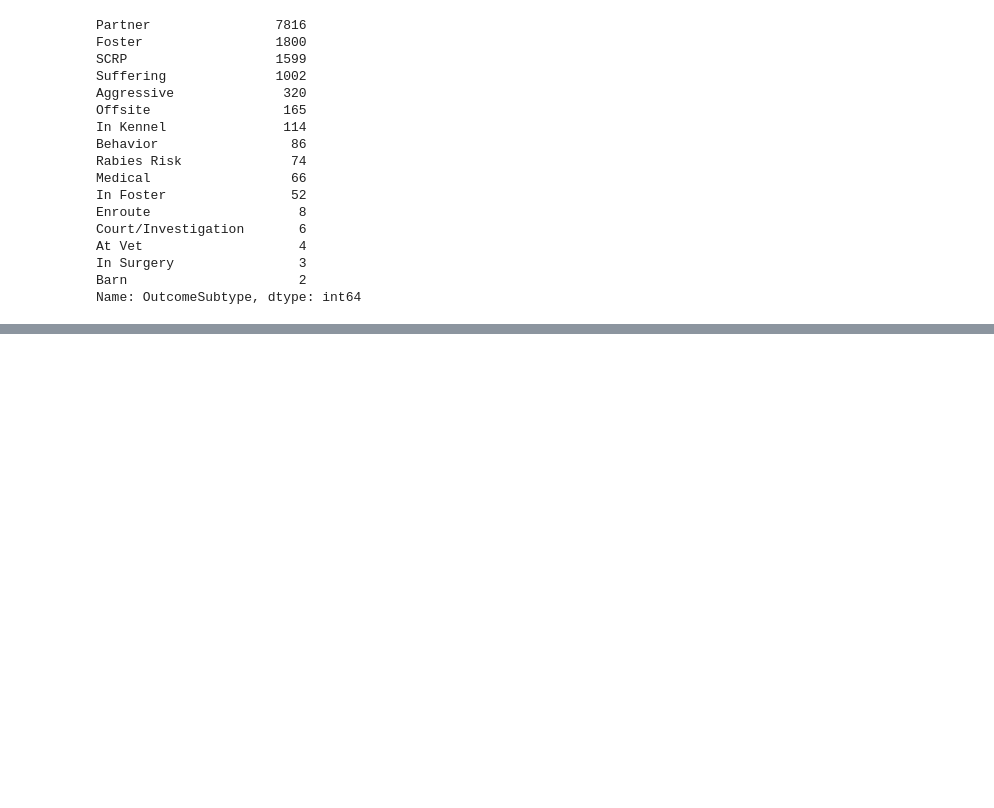
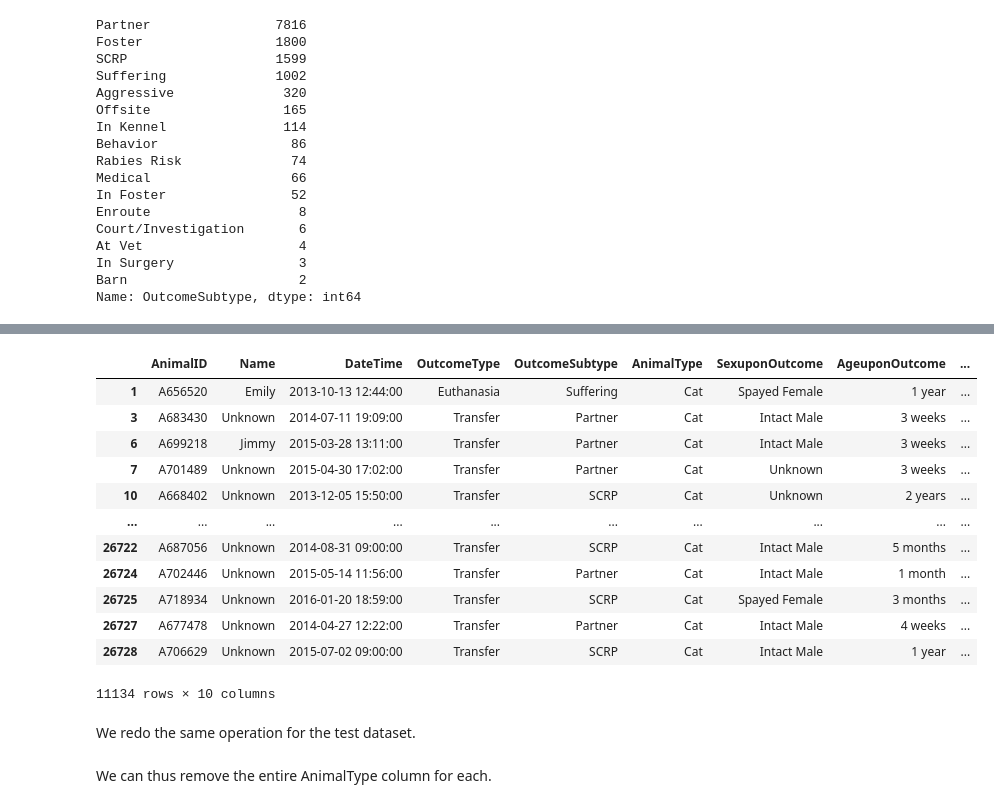
Before and after one commit to Clement733/animal_shelter_predi, a Jupyter notebook: animal_prediction.ipynb, the cells around one changed output, grey strips where cells are left out. Saved outputs shown, nothing was run; the diff lists cells and outputs as text; code cells hidden in the pictures; blank space fills up the shorter version.

```diff
--- a/animal_prediction.ipynb
+++ b/animal_prediction.ipynb
@@ -181,0 +195,19 @@ data_train['OutcomeSubtype'].value_counts()
+# %%
+train_cats = data_train[data_train['AnimalType'] == 'Cat']
+train_cats
+# %% [output]
+|  | AnimalID | Name | DateTime | OutcomeType | OutcomeSubtype | AnimalType | SexuponOutcome | AgeuponOutcome | ... |
+| 1 | A656520 | Emily | 2013-10-13 12:44:00 | Euthanasia | Suffering | Cat | Spayed Female | 1 year | ... |
+| 3 | A683430 | Unknown | 2014-07-11 19:09:00 | Transfer | Partner | Cat | Intact Male | 3 weeks | ... |
+| 6 | A699218 | Jimmy | 2015-03-28 13:11:00 | Transfer | Partner | Cat | Intact Male | 3 weeks | ... |
+| 7 | A701489 | Unknown | 2015-04-30 17:02:00 | Transfer | Partner | Cat | Unknown | 3 weeks | ... |
+| 10 | A668402 | Unknown | 2013-12-05 15:50:00 | Transfer | SCRP | Cat | Unknown | 2 years | ... |
+| ... | ... | ... | ... | ... | ... | ... | ... | ... | ... |
+| 26722 | A687056 | Unknown | 2014-08-31 09:00:00 | Transfer | SCRP | Cat | Intact Male | 5 months | ... |
+| 26724 | A702446 | Unknown | 2015-05-14 11:56:00 | Transfer | Partner | Cat | Intact Male | 1 month | ... |
+| 26725 | A718934 | Unknown | 2016-01-20 18:59:00 | Transfer | SCRP | Cat | Spayed Female | 3 months | ... |
+| 26727 | A677478 | Unknown | 2014-04-27 12:22:00 | Transfer | Partner | Cat | Intact Male | 4 weeks | ... |
+| 26728 | A706629 | Unknown | 2015-07-02 09:00:00 | Transfer | SCRP | Cat | Intact Male | 1 year | ... |
+11134 rows × 10 columns
+# %% [markdown]
+We redo the same operation for the test dataset.
@@ -181,0 +217,2 @@ data_train['OutcomeSubtype'].value_counts()
+# %% [markdown]
+We can thus remove the entire AnimalType column for each.
```
Also changed, not shown: parts of 19 cells of this notebook, 3 other files.
